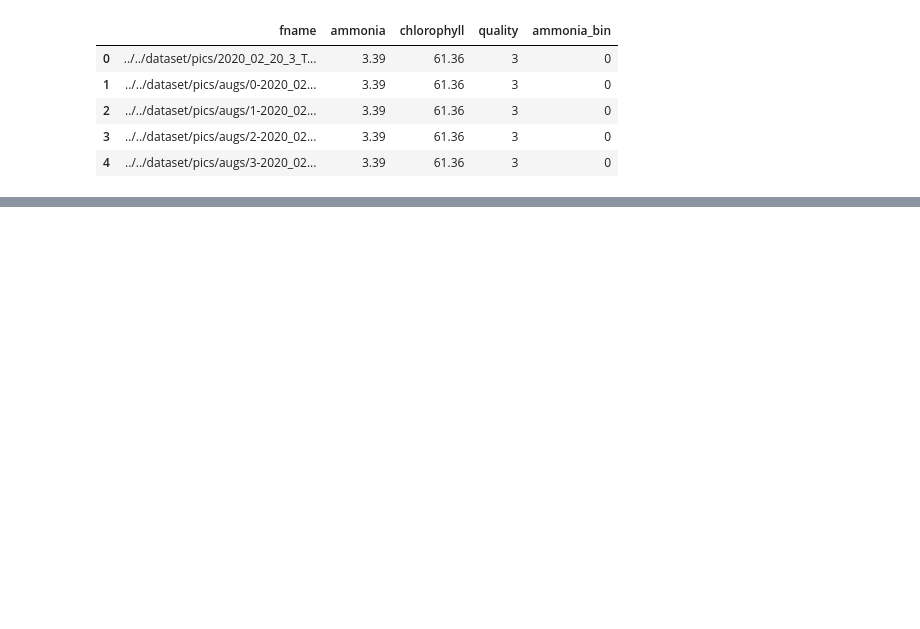
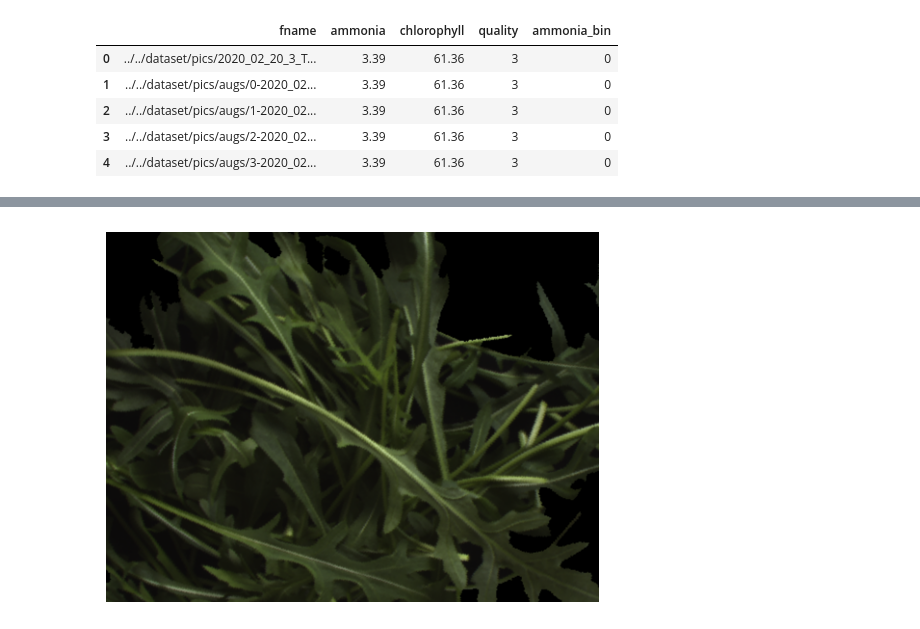
Before and after one commit to GianmarcoTurchiano/Agroalimentary-Quality-Control, a Jupyter notebook: notebooks/loader.ipynb, the cells around one changed output, grey strips where cells are left out. Cells and saved outputs as stored; diff of their text form; code cells hidden in the pictures; blank space fills up the shorter version.

```diff
--- a/notebooks/loader.ipynb
+++ b/notebooks/loader.ipynb
@@ -66,0 +155,8 @@ tensor(1.4546, grad_fn=<DivBackward0>)
+# %%
+pic = negatives[0]
+pic = pic.permute(1, 2, 0)
+plt.imshow(pic.numpy())
+plt.axis('off')
+plt.show()
+# %% [output]
+[figure, added]
```
Also changed, not shown: parts of 12 cells of this notebook, 2 other files.
